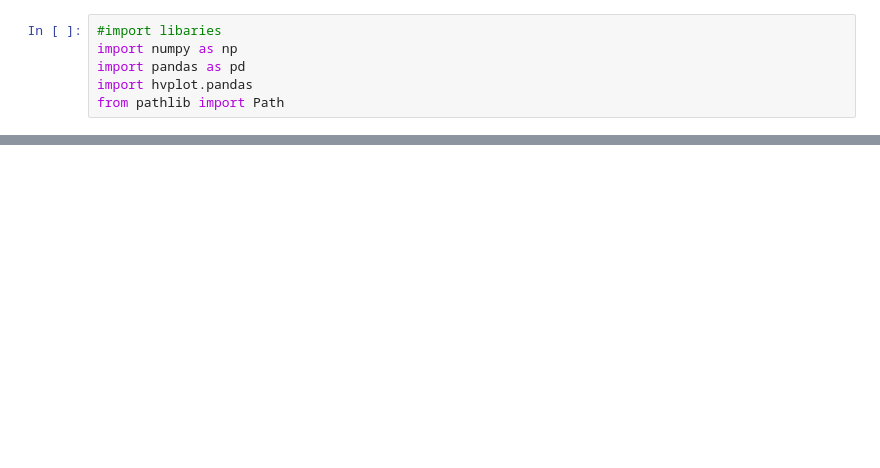
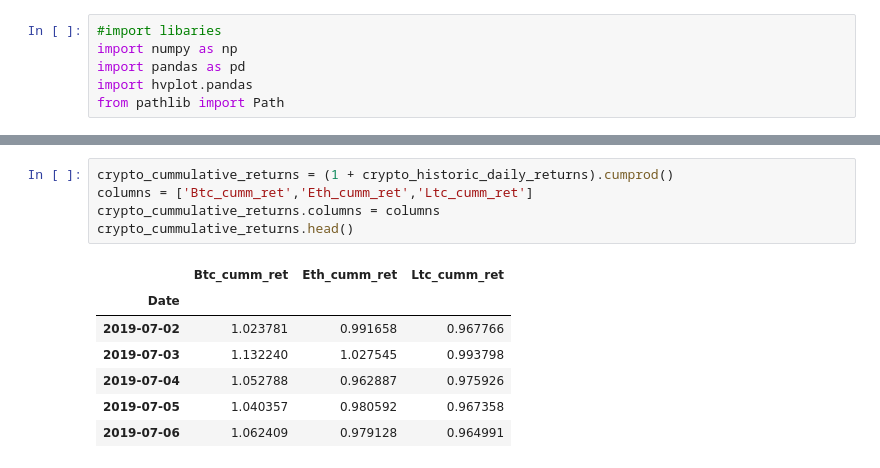
Before and after one commit to jpweldon/Cryptocurrency_Stock_Correlation, a Jupyter notebook: Data_Analysis/data_analysis.ipynb, the cells around one changed output, grey strips where cells are left out. Drawn from its saved outputs; the diff is of its cells as text; blank space fills up the shorter version.

```diff
--- a/Data_Analysis/data_analysis.ipynb
+++ b/Data_Analysis/data_analysis.ipynb
@@ -67,0 +173,13 @@ overlay_plot.opts(
+# %%
+crypto_cummulative_returns = (1 + crypto_historic_daily_returns).cumprod()
+columns = ['Btc_cumm_ret','Eth_cumm_ret','Ltc_cumm_ret']
+crypto_cummulative_returns.columns = columns
+crypto_cummulative_returns.head()
+# %% [output]
+|  | Btc_cumm_ret | Eth_cumm_ret | Ltc_cumm_ret |
+| Date |  |  |  |
+| 2019-07-02 | 1.023781 | 0.991658 | 0.967766 |
+| 2019-07-03 | 1.132240 | 1.027545 | 0.993798 |
+| 2019-07-04 | 1.052788 | 0.962887 | 0.975926 |
+| 2019-07-05 | 1.040357 | 0.980592 | 0.967358 |
+| 2019-07-06 | 1.062409 | 0.979128 | 0.964991 |
```
Also changed, not shown: parts of 9 cells of this notebook, 11 other files.
